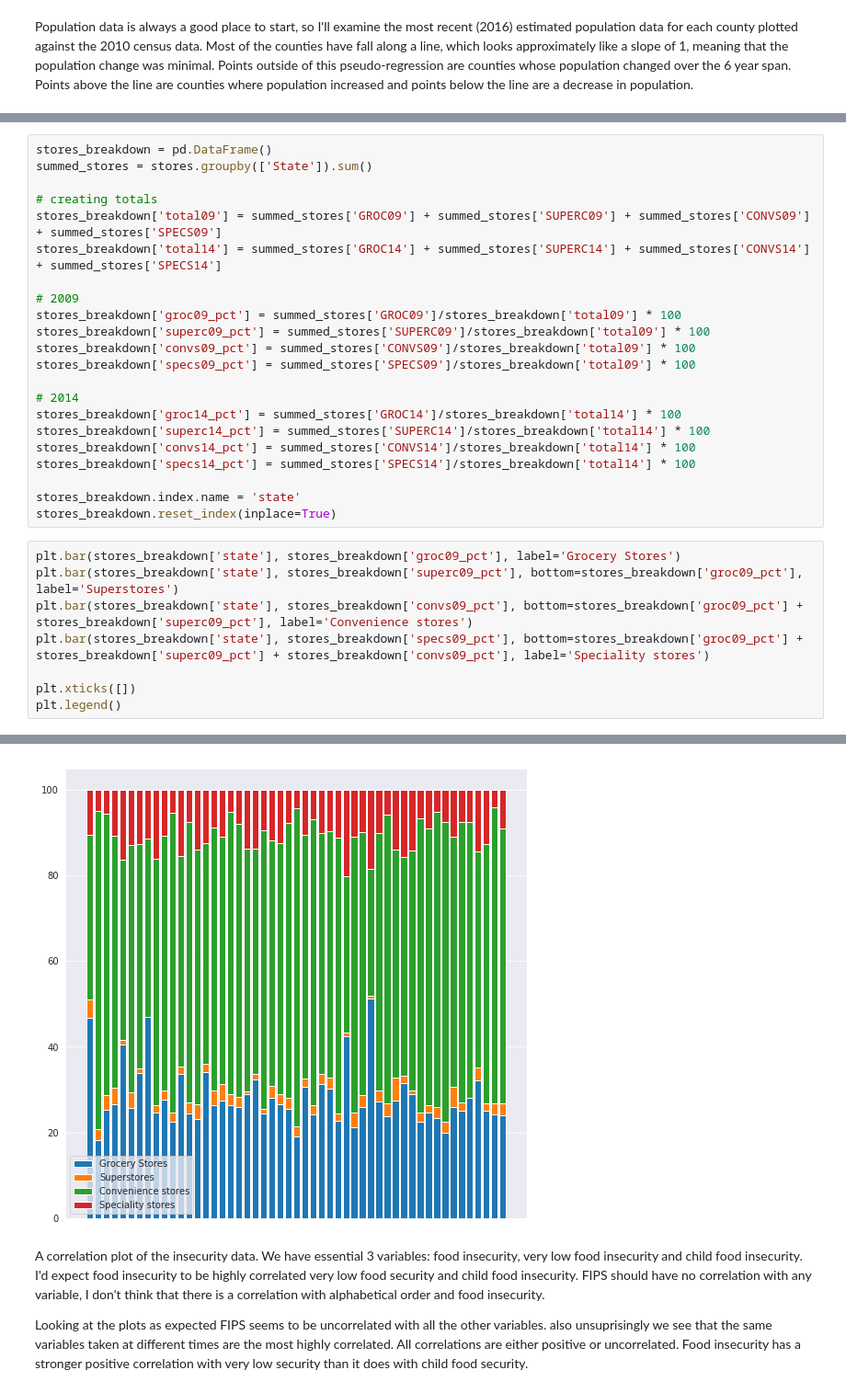
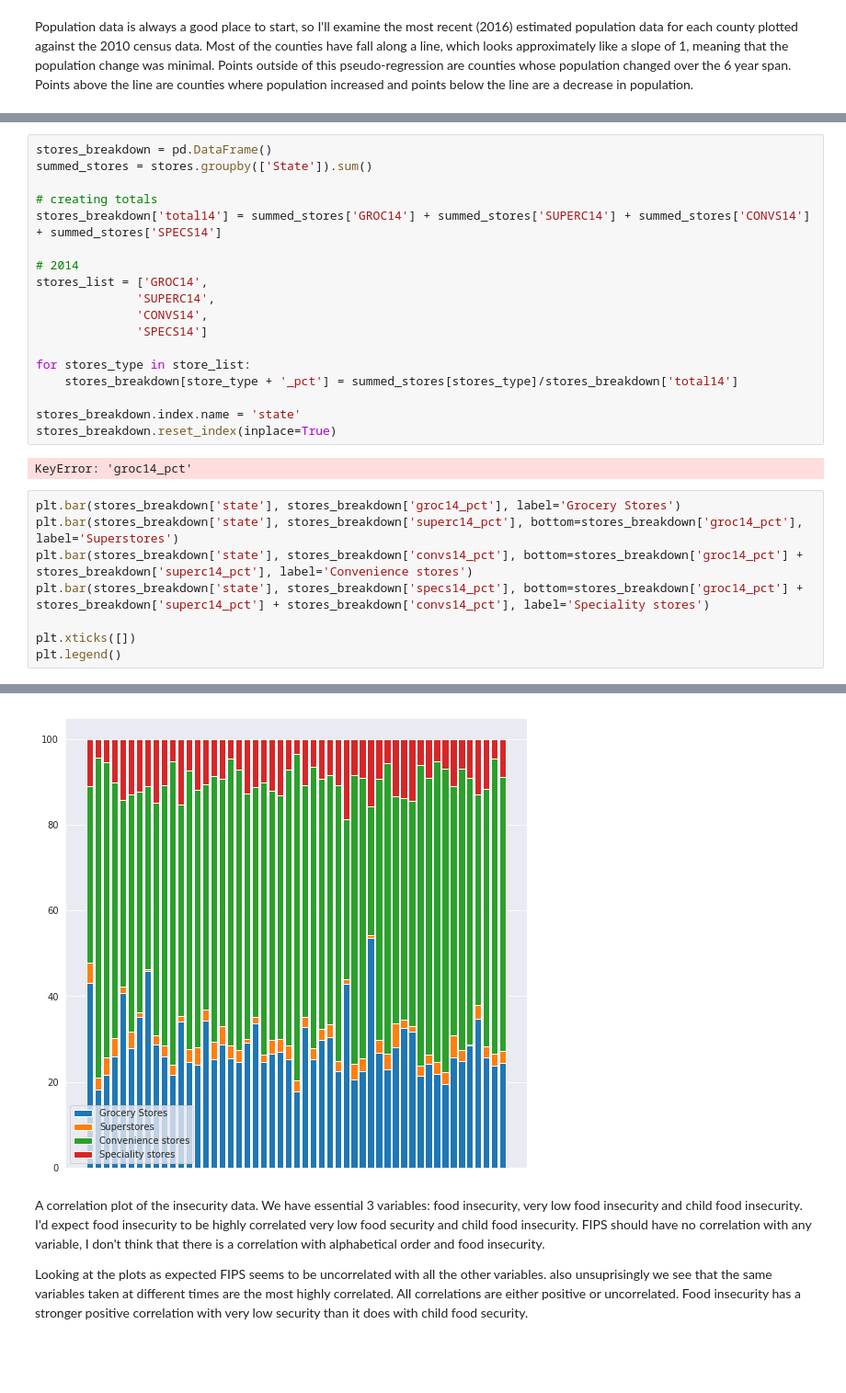
Before and after one commit to chriscross00/projects, a Jupyter notebook: food_security/reports/food_security_report.ipynb, the cells around one changed output, grey strips where cells are left out. Shown at 92% size. Cells and saved outputs as stored; diff of their text form; blank space fills up the shorter version.

```diff
--- a/food_security/reports/food_security_report.ipynb
+++ b/food_security/reports/food_security_report.ipynb
@@ -65,34 +76,32 @@ stores_breakdown = pd.DataFrame()
 summed_stores = stores.groupby(['State']).sum()
 
 # creating totals
-stores_breakdown['total09'] = summed_stores['GROC09'] + summed_stores['SUPERC09'] + summed_stores['CONVS09'] + summed_stores['SPECS09']
 stores_breakdown['total14'] = summed_stores['GROC14'] + summed_stores['SUPERC14'] + summed_stores['CONVS14'] + summed_stores['SPECS14']
 
-# 2009
-stores_breakdown['groc09_pct'] = summed_stores['GROC09']/stores_breakdown['total09'] * 100
-stores_breakdown['superc09_pct'] = summed_stores['SUPERC09']/stores_breakdown['total09'] * 100
-stores_breakdown['convs09_pct'] = summed_stores['CONVS09']/stores_breakdown['total09'] * 100
-stores_breakdown['specs09_pct'] = summed_stores['SPECS09']/stores_breakdown['total09'] * 100
+# 2014
+stores_list = ['GROC14',
+              'SUPERC14',
+              'CONVS14',
+              'SPECS14']
 
-# 2014
-stores_breakdown['groc14_pct'] = summed_stores['GROC14']/stores_breakdown['total14'] * 100
-stores_breakdown['superc14_pct'] = summed_stores['SUPERC14']/stores_breakdown['total14'] * 100
-stores_breakdown['convs14_pct'] = summed_stores['CONVS14']/stores_breakdown['total14'] * 100
-stores_breakdown['specs14_pct'] = summed_stores['SPECS14']/stores_breakdown['total14'] * 100
+for stores_type in store_list:
+    stores_breakdown[store_type + '_pct'] = summed_stores[stores_type]/stores_breakdown['total14']
 
 stores_breakdown.index.name = 'state'
 stores_breakdown.reset_index(inplace=True)
+# %% [output]
+KeyError: 'groc14_pct'
 # %%
-plt.bar(stores_breakdown['state'], stores_breakdown['groc09_pct'], label='Grocery Stores')
-plt.bar(stores_breakdown['state'], stores_breakdown['superc09_pct'], bottom=stores_breakdown['groc09_pct'], label='Superstores')
-plt.bar(stores_breakdown['state'], stores_breakdown['convs09_pct'], bottom=stores_breakdown['groc09_pct'] + stores_breakdown['superc09_pct'], label='Convenience stores')
-plt.bar(stores_breakdown['state'], stores_breakdown['specs09_pct'], bottom=stores_breakdown['groc09_pct'] + stores_breakdown['superc09_pct'] + stores_breakdown['convs09_pct'], label='Speciality stores')
+plt.bar(stores_breakdown['state'], stores_breakdown['groc14_pct'], label='Grocery Stores')
+plt.bar(stores_breakdown['state'], stores_breakdown['superc14_pct'], bottom=stores_breakdown['groc14_pct'], label='Superstores')
+plt.bar(stores_breakdown['state'], stores_breakdown['convs14_pct'], bottom=stores_breakdown['groc14_pct'] + stores_breakdown['superc14_pct'], label='Convenience stores')
+plt.bar(stores_breakdown['state'], stores_breakdown['specs14_pct'], bottom=stores_breakdown['groc14_pct'] + stores_breakdown['superc14_pct'] + stores_breakdown['convs14_pct'], label='Speciality stores')
 
 plt.xticks([])
 plt.legend()
 # %% [output]
 <matplotlib.legend.Legend at 0x...>
-[figure, old version]
+[figure, new version]
 # %% [markdown]
 A correlation plot of the insecurity data. We have essential 3 variables: food insecurity, very low food insecurity and child food insecurity. I'd expect food insecurity to be highly correlated very low food security and child food insecurity. FIPS should have no correlation with any variable, I don't think that there is a correlation with alphabetical order and food insecurity.
 
```
Also changed, not shown: parts of 3 cells of this notebook, 1 other file.
